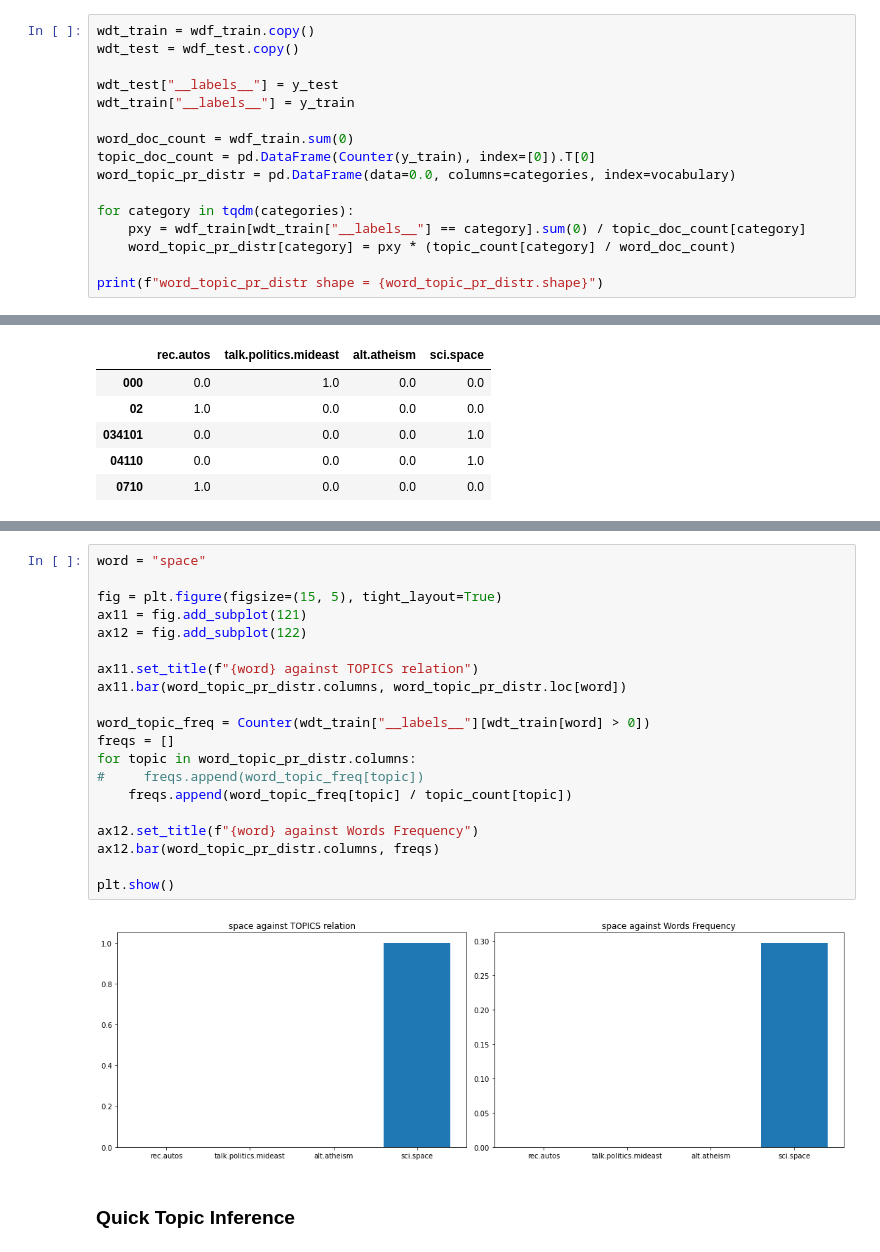
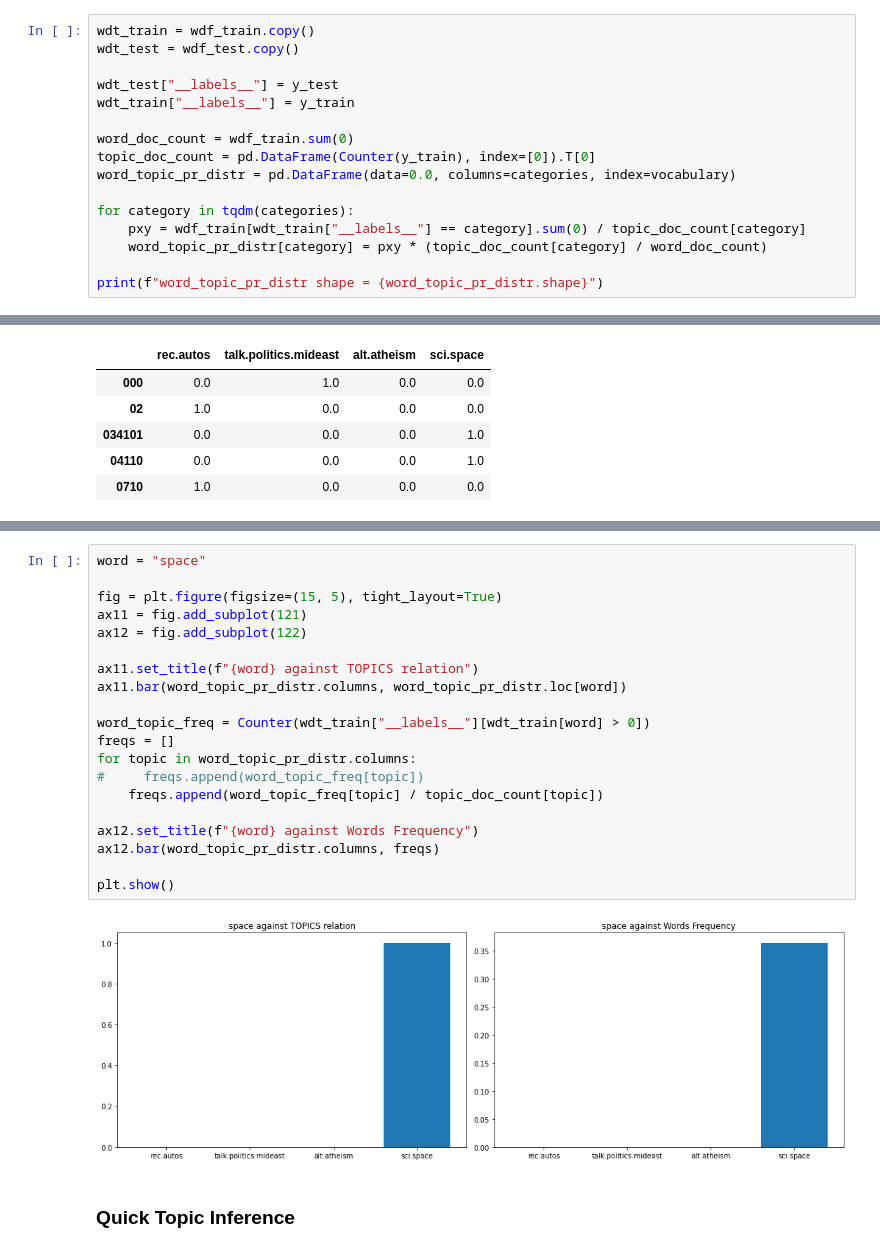
Before and after one commit to iamr0b0tx/topic_modeler, a Jupyter notebook: topic_modeler.ipynb, the cells around one changed output, grey strips where cells are left out. Drawn from its saved outputs; the diff is of its cells as text.

```diff
--- a/topic_modeler.ipynb
+++ b/topic_modeler.ipynb
@@ -198,7 +199,7 @@ word_topic_pr_distr = pd.DataFrame(data=0.0, columns=categories, index=vocabular
 
 for category in tqdm(categories):
     pxy = wdf_train[wdt_train["__labels__"] == category].sum(0) / topic_doc_count[category]
-    word_topic_pr_distr[category] = pxy * (topic_count[category] / word_doc_count)
+    word_topic_pr_distr[category] = pxy * (topic_doc_count[category] / word_doc_count)
 
 print(f"word_topic_pr_distr shape = {word_topic_pr_distr.shape}")
 # %% [output]
@@ -235,25 +236,25 @@ Name: sci.space, dtype: float64
 # %%
 word = "space"
 
 fig = plt.figure(figsize=(15, 5), tight_layout=True)
 ax11 = fig.add_subplot(121)
 ax12 = fig.add_subplot(122)
 
 ax11.set_title(f"{word} against TOPICS relation")
 ax11.bar(word_topic_pr_distr.columns, word_topic_pr_distr.loc[word])
 
 word_topic_freq = Counter(wdt_train["__labels__"][wdt_train[word] > 0])
 freqs = []
 for topic in word_topic_pr_distr.columns:
 #     freqs.append(word_topic_freq[topic])
-    freqs.append(word_topic_freq[topic] / topic_count[topic])
+    freqs.append(word_topic_freq[topic] / topic_doc_count[topic])
 
 ax12.set_title(f"{word} against Words Frequency")
 ax12.bar(word_topic_pr_distr.columns, freqs)
 
 plt.show()
 # %% [output]
-[figure, old version]
+[figure, new version]
 # %% [markdown]
 ### Quick Topic Inference
 # %%
```
Also changed, not shown: parts of 16 cells of this notebook.
